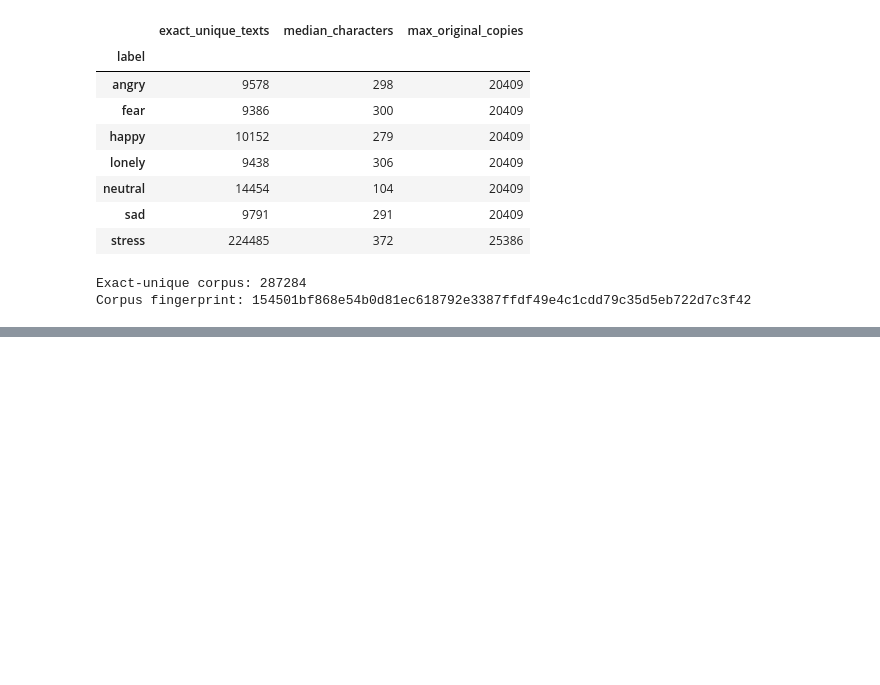
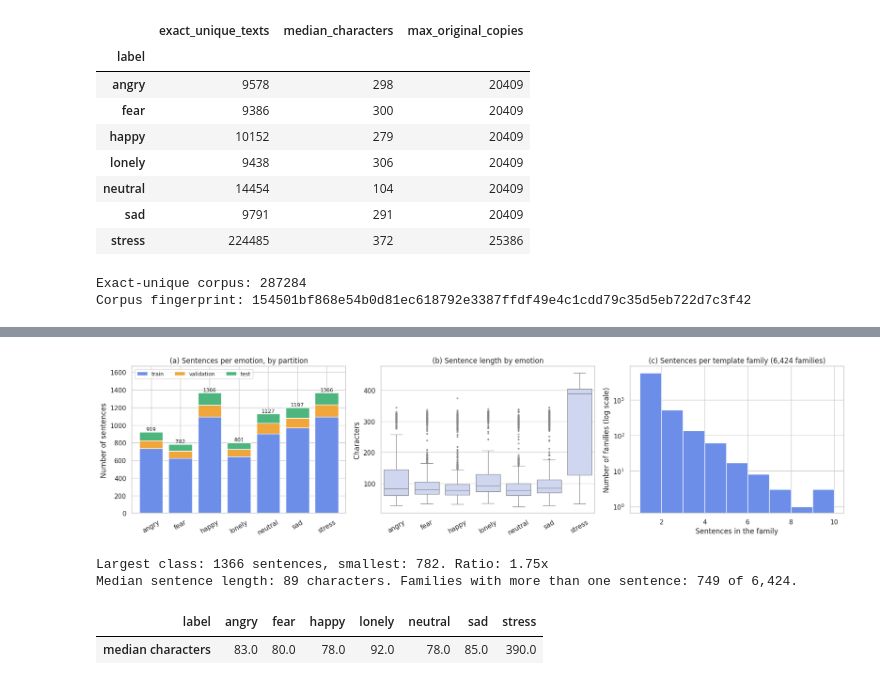
Before and after one commit to thisisnotleng/final_nlp, a Jupyter notebook: main.ipynb, the cells around one changed output, grey strips where cells are left out. Cells and saved outputs as stored; diff of their text form; code cells hidden in the pictures; blank space fills up the shorter version.

```diff
--- a/main.ipynb
+++ b/main.ipynb
@@ -1922,0 +1242,47 @@ else:
+# %%
+fig, axes = plt.subplots(1, 3, figsize=(18, 4.6))
+
+# (a) class balance per split
+counts = split_table[LABELS].T[["train", "validation", "test"]]
+counts.plot(kind="bar", stacked=True, ax=axes[0], color=[COLORS[c] for c in counts.columns], width=0.8)
+axes[0].set_title("(a) Sentences per emotion, by partition")
+axes[0].set_xlabel(""); axes[0].set_ylabel("Number of sentences"); axes[0].tick_params(axis="x", rotation=30)
+axes[0].set_ylim(0, counts.sum(axis=1).max() * 1.22); axes[0].legend(ncol=3, loc="upper left", fontsize=9, title=None)
+for i, label in enumerate(LABELS):
+    axes[0].text(i, counts.loc[label].sum() + 15, str(int(counts.loc[label].sum())), ha="center", fontsize=9)
+
+# (b) sentence length in characters
+data["n_chars"] = data["text"].str.len()
+sns.boxplot(data=data, x="label", y="n_chars", order=LABELS, ax=axes[1], color="#C9D3F5", fliersize=2)
+axes[1].set_title("(b) Sentence length by emotion")
+axes[1].set_xlabel(""); axes[1].set_ylabel("Characters"); axes[1].tick_params(axis="x", rotation=30)
+
+# (c) template family sizes
+family_sizes = data.groupby("template_group").size()
+axes[2].hist(family_sizes, bins=range(1, int(family_sizes.max()) + 2), color="#6C8EE8", edgecolor="white")
+axes[2].set_yscale("log")
+axes[2].set_title(f"(c) Sentences per template family ({len(family_sizes):,} families)")
+axes[2].set_xlabel("Sentences in the family"); axes[2].set_ylabel("Number of families (log scale)")
+
+plt.tight_layout()
+fig.savefig(OUT_DIR / "fig_01_data_overview.png", dpi=180, bbox_inches="tight")
+plt.show()
+
+class_totals = counts.sum(axis=1)
+print(f"Largest class: {class_totals.max()} sentences, smallest: {class_totals.min()}. Ratio: {class_totals.max() / class_totals.min():.2f}x")
+print(f"Median sentence length: {int(data['n_chars'].median())} characters. "
+      f"Families with more than one sentence: {(family_sizes > 1).sum():,} of {len(family_sizes):,}.")
+
+median_chars = data.groupby("label")["n_chars"].median().reindex(LABELS)
+display(median_chars.rename("median characters").to_frame().T)
+typical = median_chars.median()
+for label, value in median_chars.items():
+    if value > 1.8 * typical or value < typical / 1.8:
+        print(f"WARNING: '{label}' sentences are {value / typical:.1f}x the typical length ({int(value)} vs {int(typical)} characters). "
+              "Length alone hints at this emotion, so a model can score points without reading the words. Keep this in mind when interpreting results.")
+# %% [output]
+[figure, added]
+Largest class: 1366 sentences, smallest: 782. Ratio: 1.75x
+Median sentence length: 89 characters. Families with more than one sentence: 749 of 6,424.
+| label | angry | fear | happy | lonely | neutral | sad | stress |
+| median characters | 83.0 | 80.0 | 78.0 | 92.0 | 78.0 | 85.0 | 390.0 |
```
Also changed, not shown: parts of 109 cells of this notebook.
